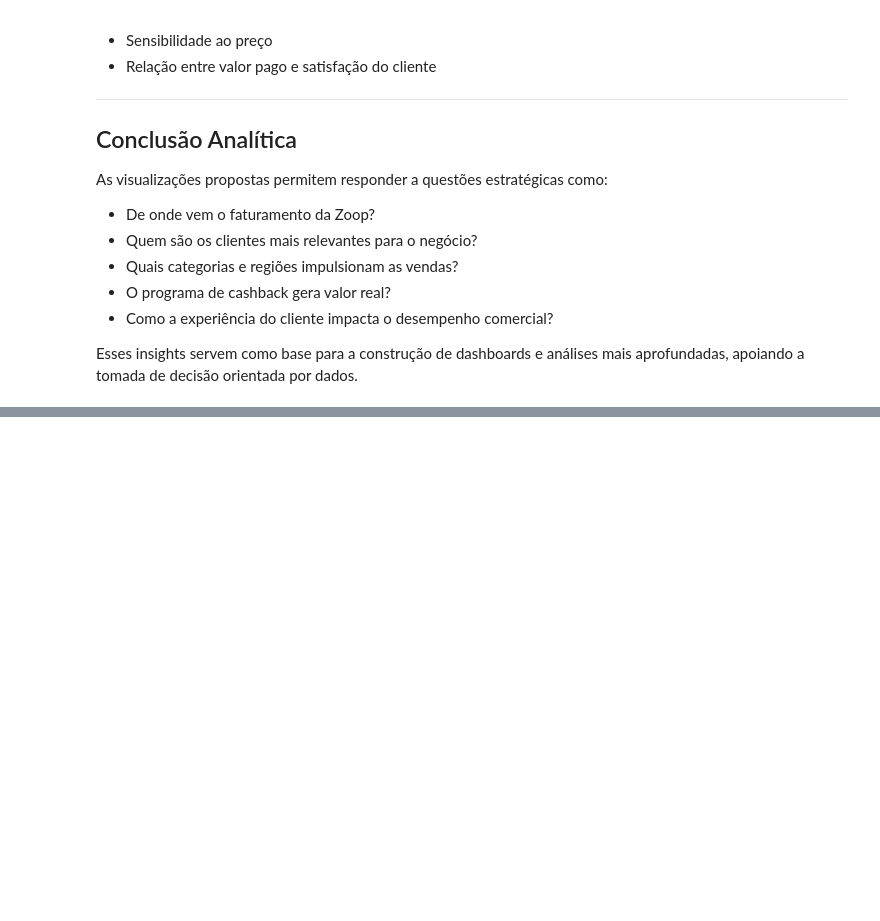
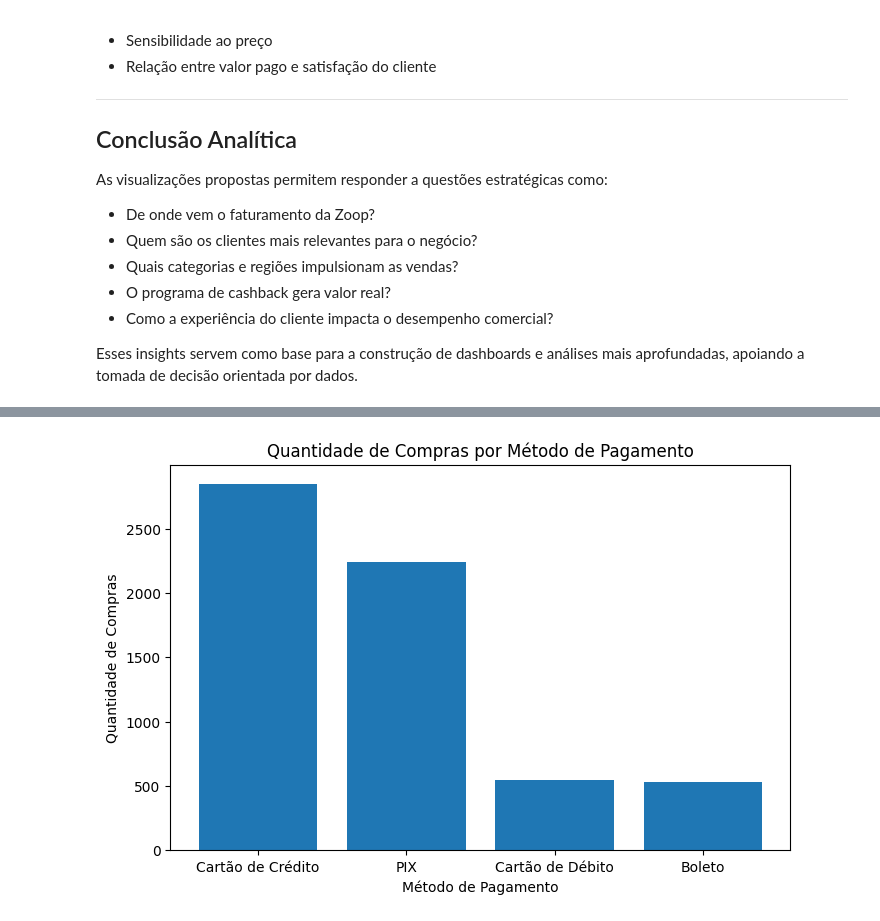
Before and after one commit to EmilyCarla/ONE_DataScience, a Jupyter notebook: VisualizacaoDeDadosComIA.ipynb, the cells around one changed output, grey strips where cells are left out. Drawn from its saved outputs; the diff is of its cells as text; code cells hidden in the pictures; blank space fills up the shorter version.

```diff
--- a/VisualizacaoDeDadosComIA.ipynb
+++ b/VisualizacaoDeDadosComIA.ipynb
@@ -632,0 +649,14 @@ Esses insights servem como base para a construção de dashboards e análises ma
+# %%
+#import pandas as pd
+
+# Tabela resumo com a quantidade de cada método de pagamento
+metodos_de_pagamento = (
+    df['metodo_pagamento']
+    .value_counts()
+    .reset_index()
+)
+
+# Renomeando as colunas para melhor interpretação
+metodos_de_pagamento.columns = ['metodo_pagamento', 'quantidade']
+
+metodos_de_pagamento
@@ -632,0 +669,16 @@ Esses insights servem como base para a construção de dashboards e análises ma
+# %%
+import matplotlib.pyplot as plt
+
+plt.figure(figsize=(8, 5))
+plt.bar(
+    metodos_de_pagamento['metodo_pagamento'],
+    metodos_de_pagamento['quantidade']
+)
+
+plt.title('Quantidade de Compras por Método de Pagamento')
+plt.xlabel('Método de Pagamento')
+plt.ylabel('Quantidade de Compras')
+
+plt.show()
+# %% [output]
+[figure, added]
```
Also changed, not shown: parts of 27 cells of this notebook.
